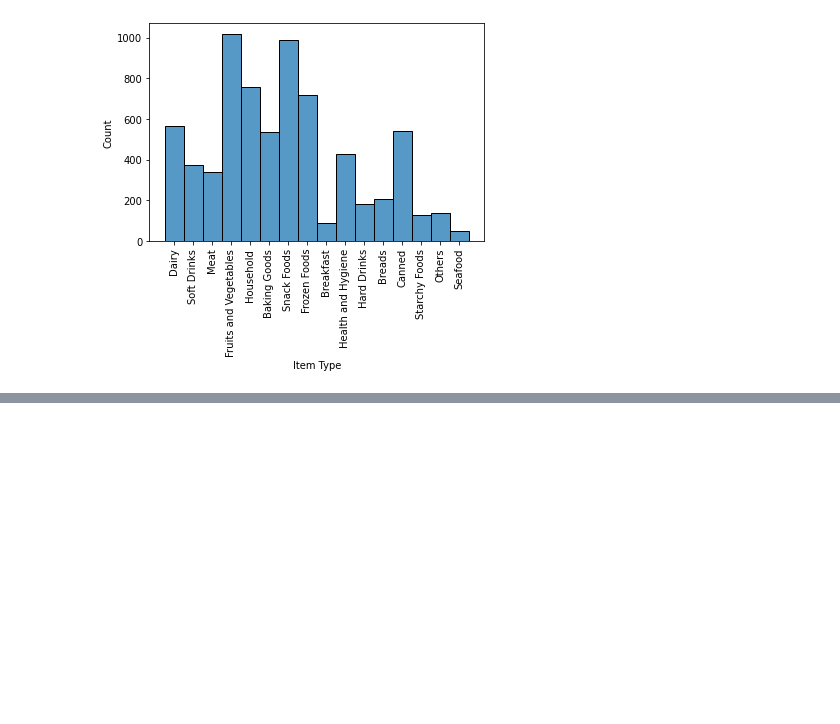
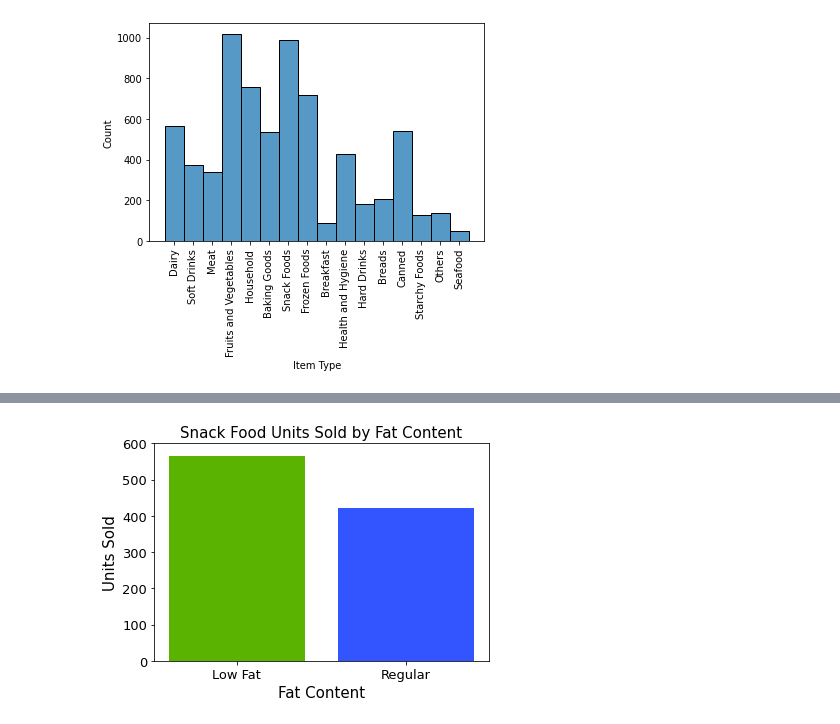
Before and after one commit to alexander-billings/food-sales-predictions, a Jupyter notebook: food_sales_predictions.ipynb, the cells around one changed output, grey strips where cells are left out. Saved outputs shown, nothing was run; the diff lists cells and outputs as text; code cells hidden in the pictures; blank space fills up the shorter version.

```diff
--- a/food_sales_predictions.ipynb
+++ b/food_sales_predictions.ipynb
@@ -258,0 +297,21 @@ sns.heatmap(data=food_sales_corr, cmap='Purples')
+# %%
+# Breaking down dairy sales by fat content
+snack_filter = food_sales_df['Item_Type'] == 'Snack Foods'
+snack_fat = food_sales_df[snack_filter].groupby('Item_Fat_Content')['Item_Identifier'].count()
+
+# Setting labels, title, and fontsizes
+plt.title('Snack Food Units Sold by Fat Content', fontsize=15)
+plt.xlabel('Fat Content', fontsize=15)
+plt.xticks(fontsize=13)
+plt.ylabel('Units Sold', fontsize =15)
+plt.yticks(fontsize=13)
+
+# Giving a little extra headrom
+ax = plt.gca()
+ax.set_ylim([0, 600])
+
+# Everything low-fat has green on it
+colors = ['#59B300', '#3355FF']
+plt.bar(data=snack_fat, x=snack_fat.index, height=snack_fat.values, color=colors);
+# %% [output]
+[figure, added]
```
Also changed, not shown: parts of 10 cells of this notebook.
